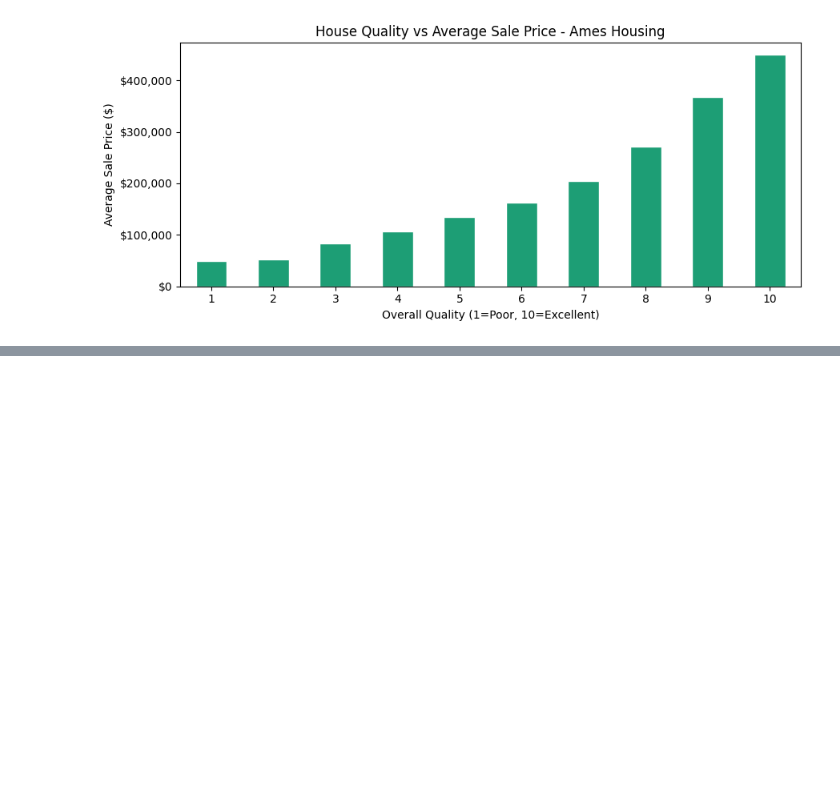
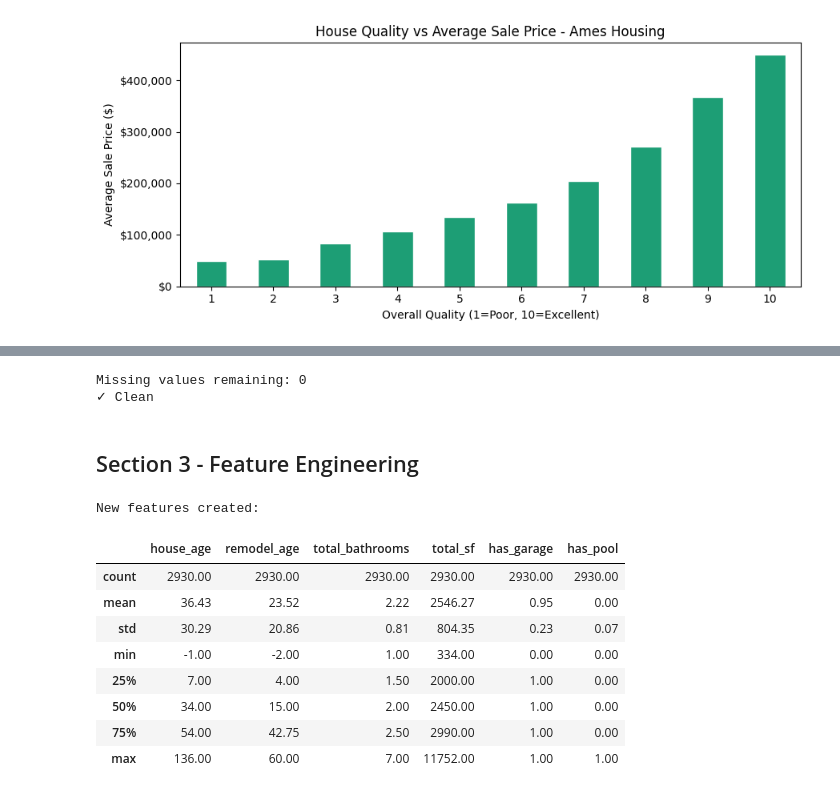
Before and after one commit to Ay-developerweb/ml-engineering, a Jupyter notebook: notebooks/02_pandas_house_prices.ipynb, the cells around one changed output, grey strips where cells are left out. Drawn from its saved outputs; the diff is of its cells as text; code cells hidden in the pictures; blank space fills up the shorter version.

```diff
--- a/notebooks/02_pandas_house_prices.ipynb
+++ b/notebooks/02_pandas_house_prices.ipynb
@@ -185,0 +241,60 @@ plt.show()
+# %%
+# Apply the strategy - work on a copy, never mutate raw data
+df_clean = df.copy()
+
+# Structural categoricals → "None"
+for col in structural_cat:
+    if col in df_clean.columns:
+        df_clean[col] = df_clean[col].fillna("None")
+
+# Structural numerics → 0 (no garage = 0 cars, 0 area)
+for col in structural_num:
+    if col in df_clean.columns:
+        df_clean[col] = df_clean[col].fillna(0)
+
+# True missing numeric → median (robust to outliers)
+df_clean["Lot Frontage"] = df_clean["Lot Frontage"].fillna(df_clean["Lot Frontage"].median())
+
+# True missing categorical → mode
+df_clean["Electrical"] = df_clean["Electrical"].fillna(df_clean["Electrical"].mode()[0])
+
+# Verify
+remaining = df_clean.isnull().sum().sum()
+print("Missing values remaining:", remaining)
+print("✓ Clean" if remaining == 0 else "✗ Still has missing values")
+# %% [output]
+Missing values remaining: 0
+✓ Clean
+# %% [markdown]
+## Section 3 - Feature Engineering
+# %%
+# Engineer new features - combine existing ones to create stronger signal
+df_clean["house_age"] = df_clean["Yr Sold"] - df_clean["Year Built"]
+df_clean["remodel_age"] = df_clean["Yr Sold"] - df_clean["Year Remod/Add"]
+df_clean["total_bathrooms"] = (
+    df_clean["Full Bath"] +
+    df_clean["Half Bath"] * 0.5 +
+    df_clean["Bsmt Full Bath"] +
+    df_clean["Bsmt Half Bath"] * 0.5
+)
+df_clean["total_sf"] = (
+    df_clean["Total Bsmt SF"] +
+    df_clean["1st Flr SF"] +
+    df_clean["2nd Flr SF"]
+)
+df_clean["has_garage"] = (df_clean["Garage Area"] > 0).astype(int)
+df_clean["has_pool"] = (df_clean["Pool Area"] > 0).astype(int)
+new_features = ["house_age", "remodel_age", "total_bathrooms", "total_sf", "has_garage", "has_pool"]
+print("New features created:")
+df_clean[new_features].describe().round(2)
+# %% [output]
+New features created:
+|  | house_age | remodel_age | total_bathrooms | total_sf | has_garage | has_pool |
+| count | 2930.00 | 2930.00 | 2930.00 | 2930.00 | 2930.00 | 2930.00 |
+| mean | 36.43 | 23.52 | 2.22 | 2546.27 | 0.95 | 0.00 |
+| std | 30.29 | 20.86 | 0.81 | 804.35 | 0.23 | 0.07 |
+| min | -1.00 | -2.00 | 1.00 | 334.00 | 0.00 | 0.00 |
+| 25% | 7.00 | 4.00 | 1.50 | 2000.00 | 1.00 | 0.00 |
+| 50% | 34.00 | 15.00 | 2.00 | 2450.00 | 1.00 | 0.00 |
+| 75% | 54.00 | 42.75 | 2.50 | 2990.00 | 1.00 | 0.00 |
+| max | 136.00 | 60.00 | 7.00 | 11752.00 | 1.00 | 1.00 |
```
Also changed, not shown: parts of 11 cells of this notebook, 3 other files.
